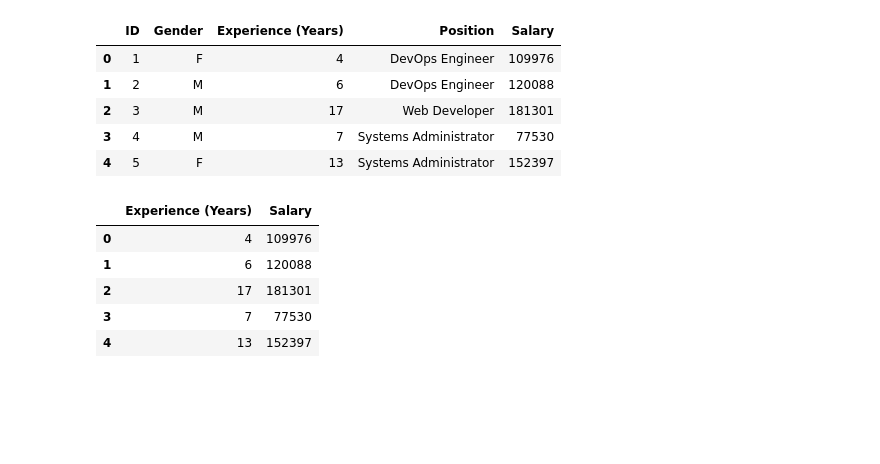
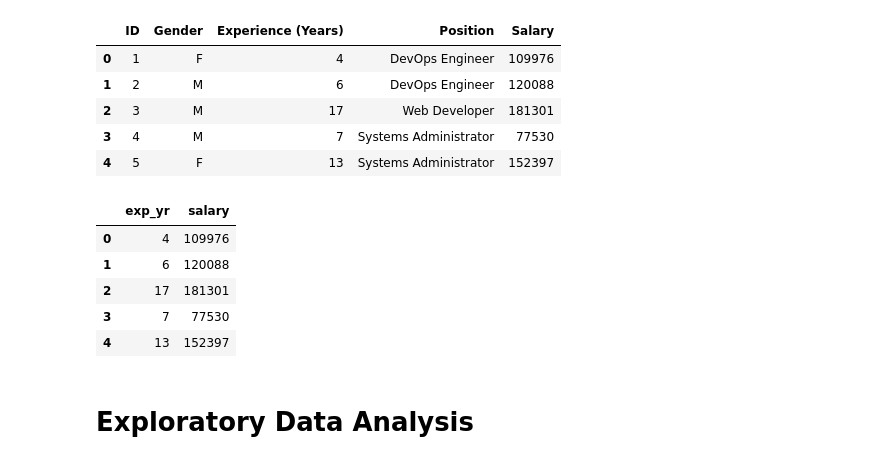
Before and after one commit to ksbuffaloe/Data-5600, a Jupyter notebook: 01_project/SCRIPTS/tech_employee_salary.ipynb, the cells around one changed output. Saved outputs shown, nothing was run; the diff lists cells and outputs as text; code cells hidden in the pictures; blank space fills up the shorter version.

```diff
--- a/01_project/SCRIPTS/tech_employee_salary.ipynb
+++ b/01_project/SCRIPTS/tech_employee_salary.ipynb
@@ -19,11 +22,15 @@ employee.head()
 # %%
 #Establish our variables to use in the analysis
 employee_trimmed = employee[['Experience (Years)', 'Salary']].dropna()
+employee_trimmed = employee_trimmed.rename(columns = {'Experience (Years)': 'exp_yr', 'Salary': 'salary'})
+
 employee_trimmed.head()
 # %% [output]
-|  | Experience (Years) | Salary |
+|  | exp_yr | salary |
 | 0 | 4 | 109976 |
 | 1 | 6 | 120088 |
 | 2 | 17 | 181301 |
 | 3 | 7 | 77530 |
 | 4 | 13 | 152397 |
+# %% [markdown]
+# Exploratory Data Analysis
```
Also changed, not shown: parts of 13 cells of this notebook.
